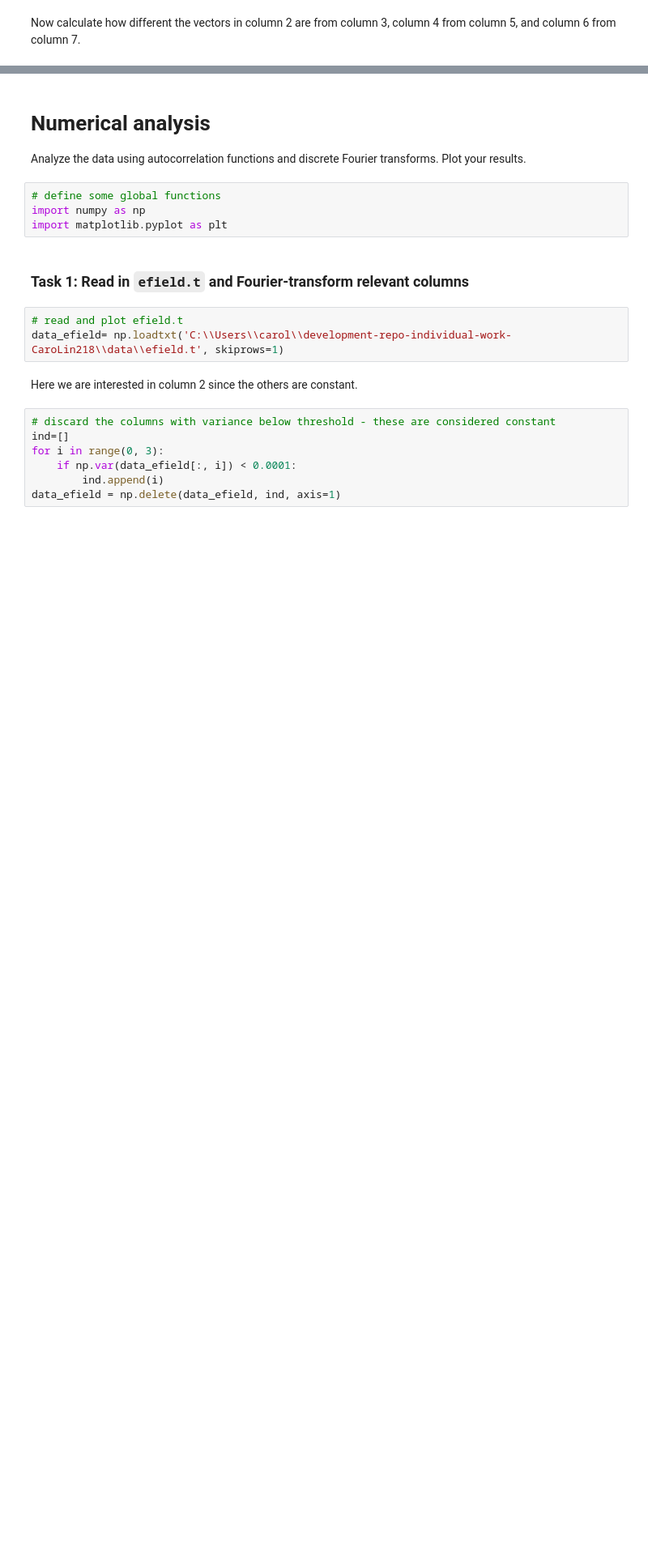
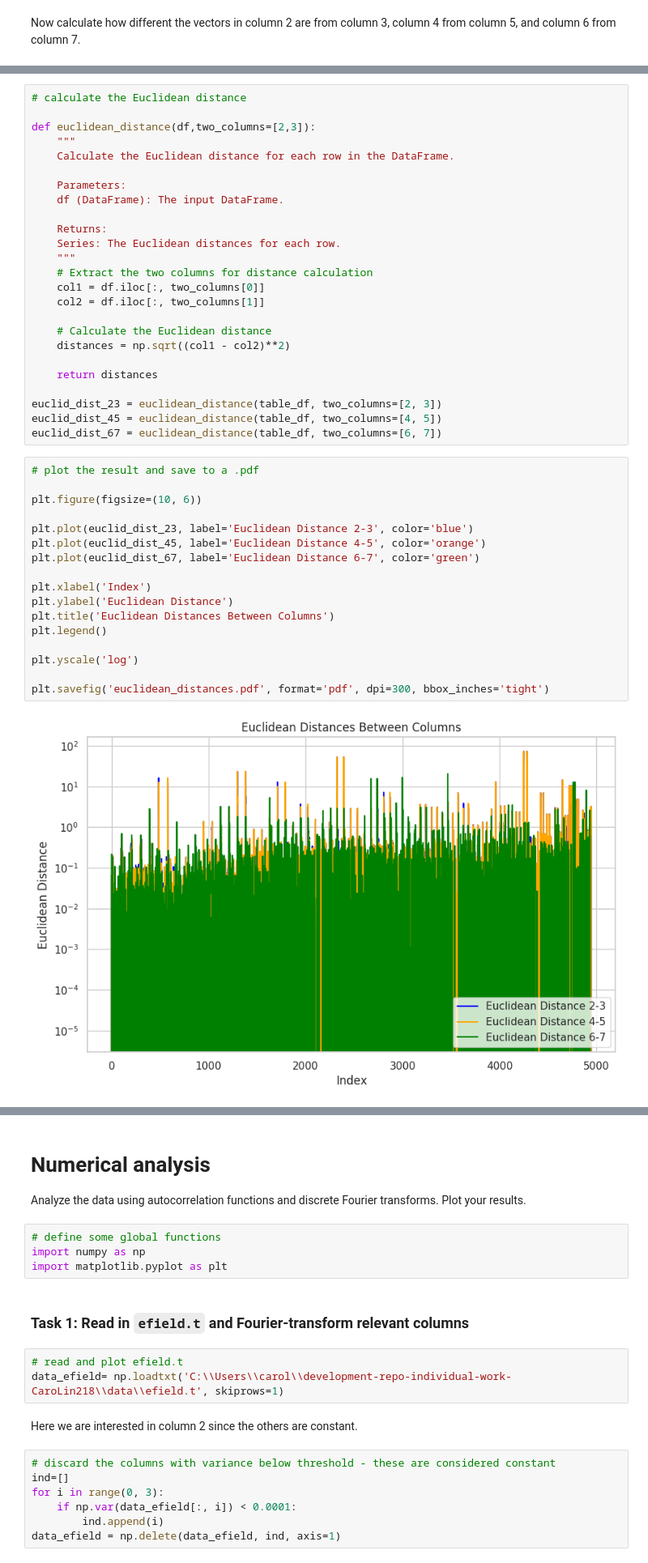
Before and after one commit to mourouzidou/ssd2025_team_of3, a Jupyter notebook: notebook/notebook_unit1.ipynb, the cells around one changed output, grey strips where cells are left out. Shown: that part at 81% size. Drawn from its saved outputs; the diff is of its cells as text; blank space fills up the shorter version.

Commit message:
euclidian distance task

```diff
--- a/notebook/notebook_unit1.ipynb
+++ b/notebook/notebook_unit1.ipynb
@@ -351,0 +364,44 @@ Now calculate how different the vectors in column 2 are from column 3, column 4
+# %%
+# calculate the Euclidean distance
+
+def euclidean_distance(df,two_columns=[2,3]):
+    """
+    Calculate the Euclidean distance for each row in the DataFrame.
+
+    Parameters:
+    df (DataFrame): The input DataFrame.
+
+    Returns:
+    Series: The Euclidean distances for each row.
+    """
+    # Extract the two columns for distance calculation
+    col1 = df.iloc[:, two_columns[0]]
+    col2 = df.iloc[:, two_columns[1]]
+
+    # Calculate the Euclidean distance
+    distances = np.sqrt((col1 - col2)**2)
+
+    return distances
+
+euclid_dist_23 = euclidean_distance(table_df, two_columns=[2, 3])
+euclid_dist_45 = euclidean_distance(table_df, two_columns=[4, 5])
+euclid_dist_67 = euclidean_distance(table_df, two_columns=[6, 7])
+# %%
+# plot the result and save to a .pdf
+
+plt.figure(figsize=(10, 6))
+
+plt.plot(euclid_dist_23, label='Euclidean Distance 2-3', color='blue')
+plt.plot(euclid_dist_45, label='Euclidean Distance 4-5', color='orange')
+plt.plot(euclid_dist_67, label='Euclidean Distance 6-7', color='green')
+
+plt.xlabel('Index')
+plt.ylabel('Euclidean Distance')
+plt.title('Euclidean Distances Between Columns')
+plt.legend()
+
+plt.yscale('log')
+
+plt.savefig('euclidean_distances.pdf', format='pdf', dpi=300, bbox_inches='tight')
+# %% [output]
+[figure, added]
```
Also changed, not shown: parts of 5 cells of this notebook.
